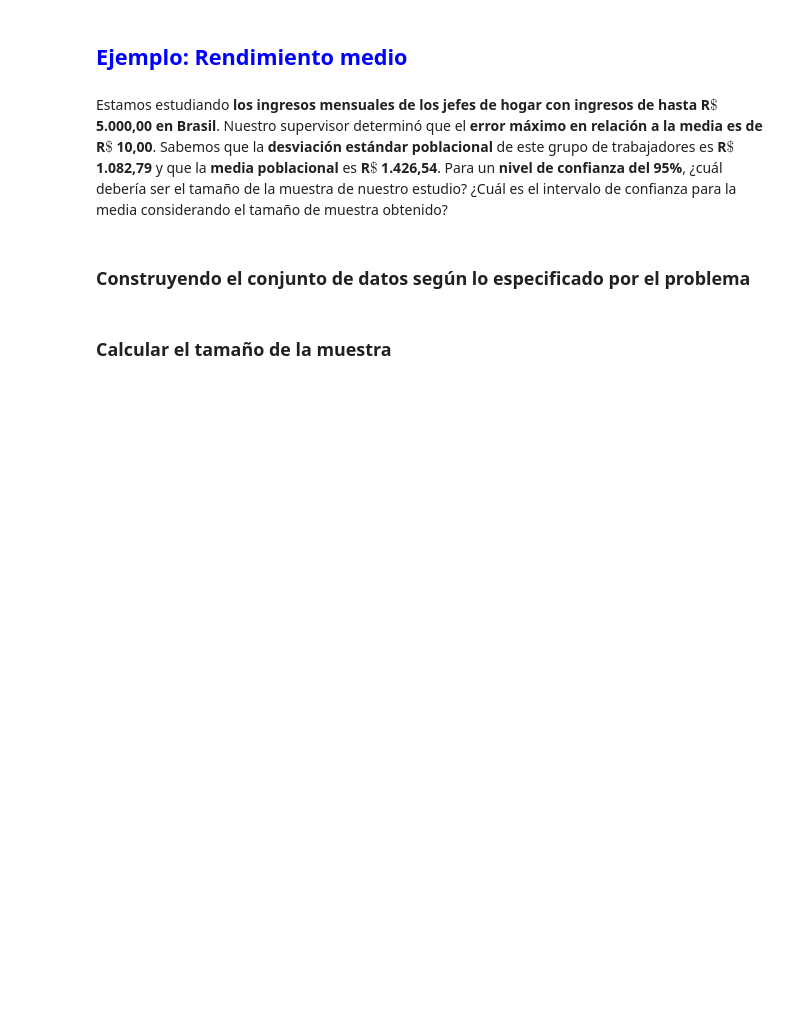
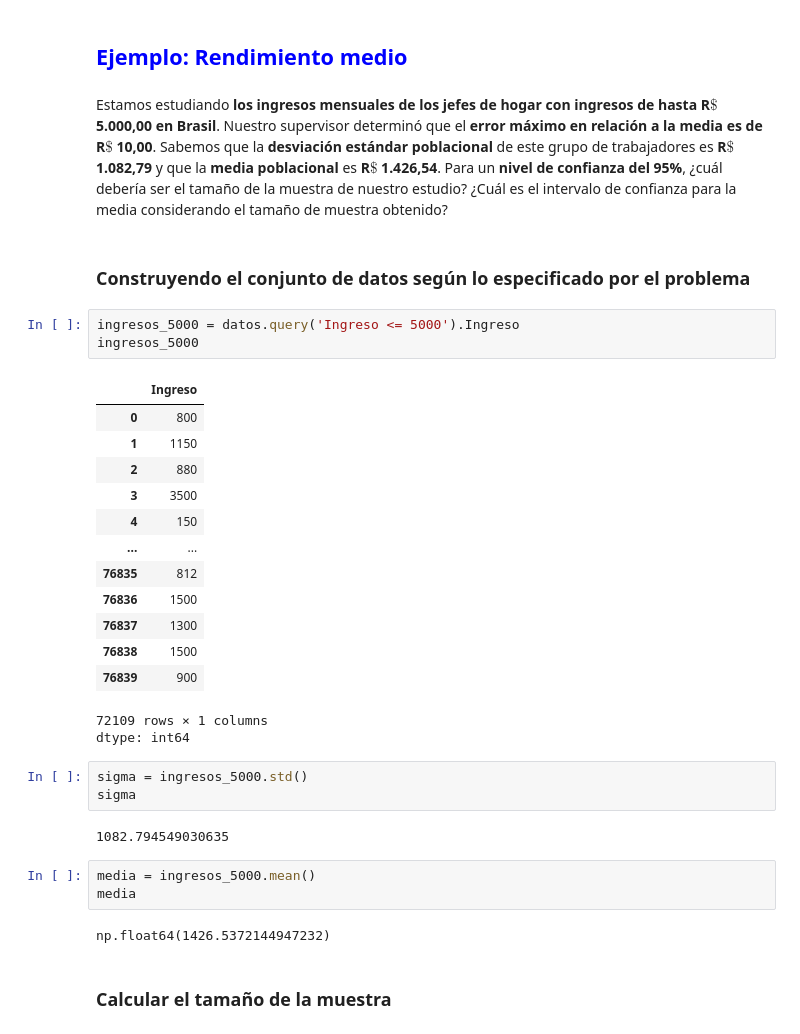
Before and after one commit to LordAguaKate/Practica_DATA_SCIENCE, a Jupyter notebook: Inicial.ipynb, the cells around one changed output. Cells and saved outputs as stored; diff of their text form; blank space fills up the shorter version.

```diff
--- a/Inicial.ipynb
+++ b/Inicial.ipynb
@@ -1142,5 +1167,33 @@ En un lote de **10 000 latas** de gaseosa, se realizó una muestra aleatoria sim
 Estamos estudiando **los ingresos mensuales de los jefes de hogar con ingresos de hasta R$\$$ 5.000,00 en Brasil**. Nuestro supervisor determinó que el **error máximo en relación a la media es de R$\$$ 10,00**. Sabemos que la **desviación estándar poblacional** de este grupo de trabajadores es **R$\$$ 1.082,79** y que la **media poblacional** es **R$\$$ 1.426,54**. Para un **nivel de confianza del 95%**, ¿cuál debería ser el tamaño de la muestra de nuestro estudio? ¿Cuál es el intervalo de confianza para la media considerando el tamaño de muestra obtenido?
 # %% [markdown]
 ### Construyendo el conjunto de datos según lo especificado por el problema
+# %%
+ingresos_5000 = datos.query('Ingreso <= 5000').Ingreso
+ingresos_5000
+# %% [output]
+|  | Ingreso |
+| 0 | 800 |
+| 1 | 1150 |
+| 2 | 880 |
+| 3 | 3500 |
+| 4 | 150 |
+| ... | ... |
+| 76835 | 812 |
+| 76836 | 1500 |
+| 76837 | 1300 |
+| 76838 | 1500 |
+| 76839 | 900 |
+72109 rows × 1 columns
+dtype: int64
+# %%
+sigma = ingresos_5000.std()
+sigma
+# %% [output]
+1082.794549030635
+# %%
+media = ingresos_5000.mean()
+media
+# %% [output]
+np.float64(1426.5372144947232)
 # %% [markdown]
 ### Calcular el tamaño de la muestra
```
Also changed, not shown: parts of 13 cells of this notebook.
